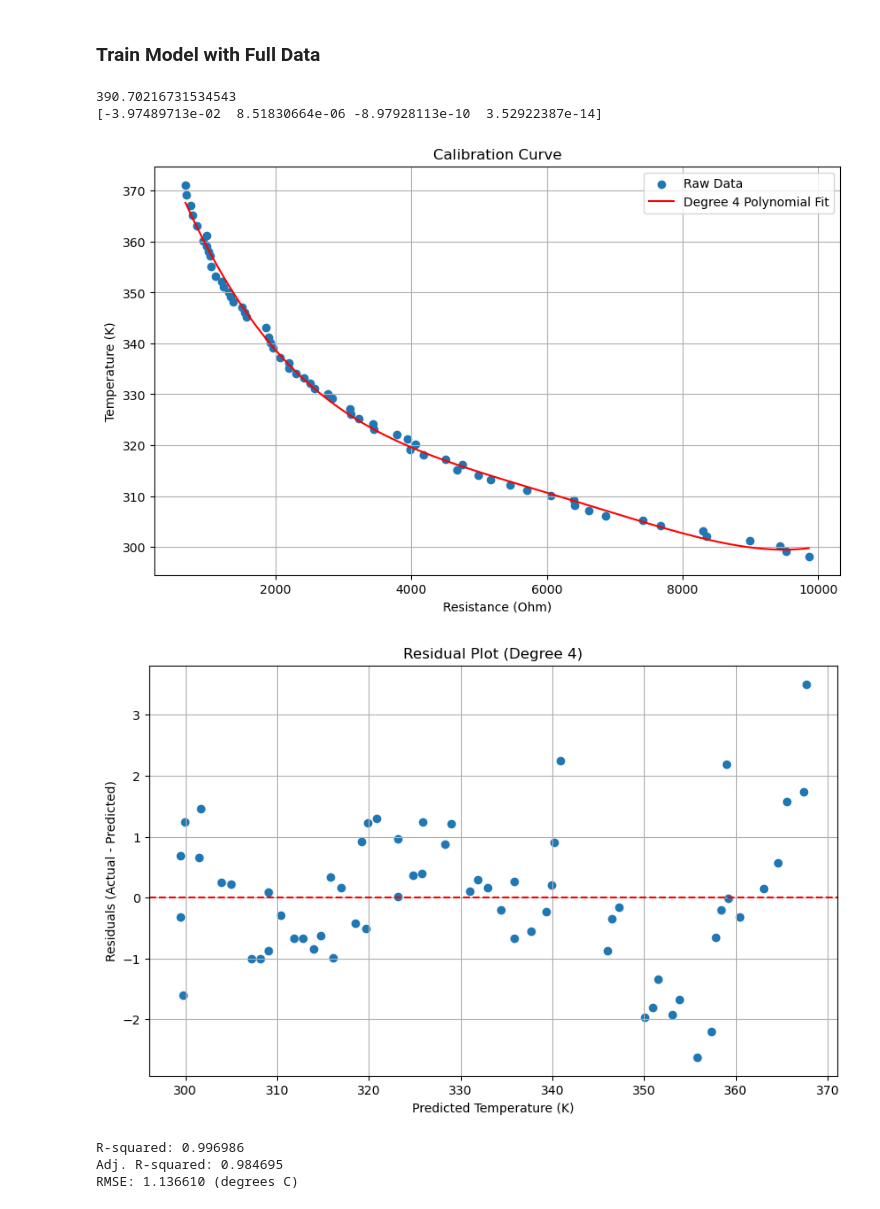
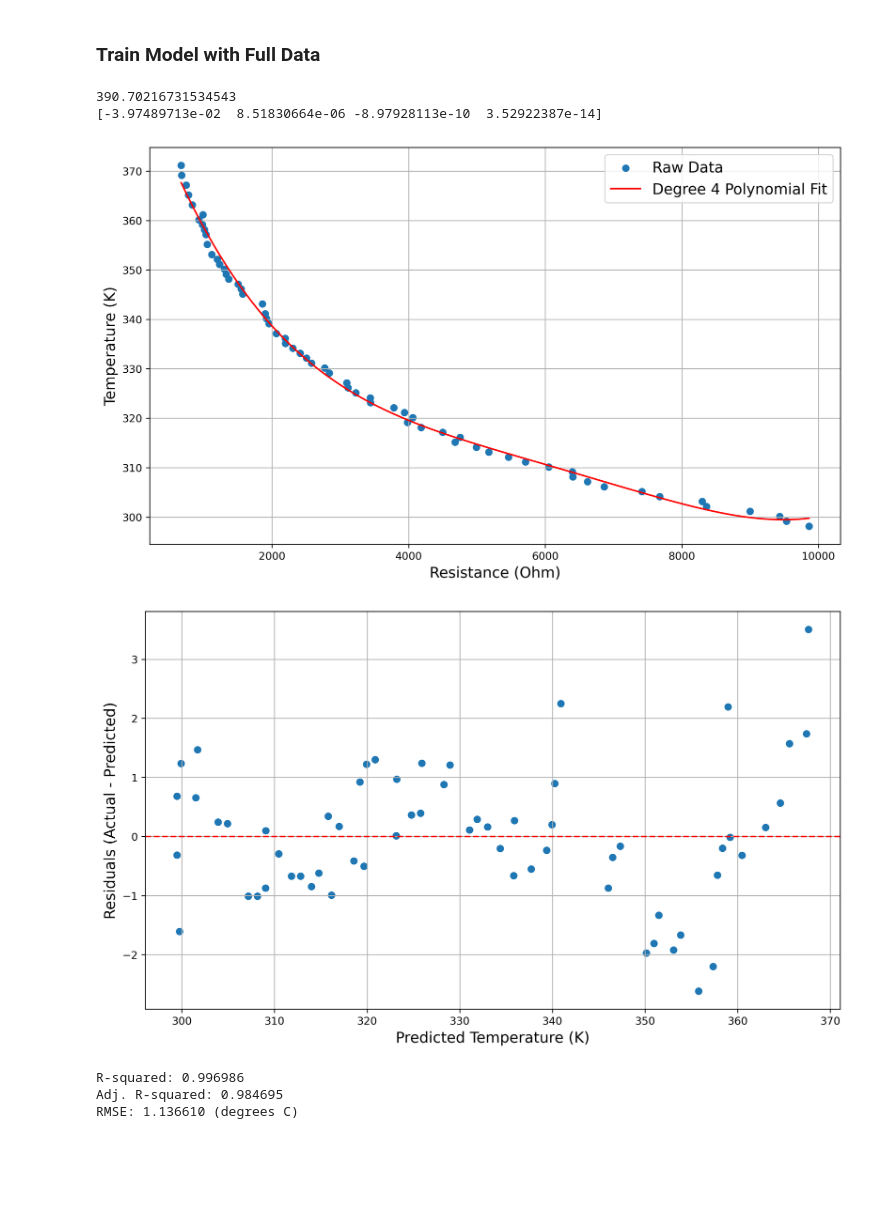
Before and after one commit to RaDilsara/Thermistor_Calibration_Data_Analysis, a Jupyter notebook: Thermistor Calibration(1).ipynb, the cells around one changed output. Cells and saved outputs as stored; diff of their text form; code cells hidden in the pictures; blank space fills up the shorter version.

```diff
--- a/Thermistor Calibration(1).ipynb
+++ b/Thermistor Calibration(1).ipynb
@@ -9,5 +64,5 @@ import pandas as pd
 # %%
-df = pd.read_csv('/home/ragitha/Desktop/Data.csv')
+df = pd.read_csv('Data.csv')
 # %%
 df_clean = df.dropna()
 # %%
@@ -172,44 +238,46 @@ chosen_degree = 4
 X = x_data.reshape(-1, 1)
 poly_features = PolynomialFeatures(degree=chosen_degree, include_bias=False)
 X_poly = poly_features.fit_transform(X)
 
 model = LinearRegression()
 model.fit(X_poly, y_data)
 print(model.intercept_)
 print(model.coef_)
 y_pred = model.predict(X_poly)
 
 
 X_fit = np.linspace(X.min(), X.max(), 100).reshape(-1, 1)
 X_fit_poly = poly_features.transform(X_fit)
 y_fit = model.predict(X_fit_poly)
 
 
-plt.figure(figsize=(10, 6))
+plt.figure(figsize=(10, 6),dpi=300)
 plt.scatter(x_data, y_data, label='Raw Data')
 plt.plot(X_fit, y_fit, color='red', label=f'Degree {chosen_degree} Polynomial Fit')
-plt.xlabel('Resistance (Ohm)')
-plt.ylabel('Temperature (K)')
-plt.title('Calibration Curve')
-plt.legend()
+plt.xlabel('Resistance (Ohm)', fontsize=14)
+plt.ylabel('Temperature (K)', fontsize=14)
+plt.legend(fontsize=14)
 plt.grid(True)
+plt.tight_layout()
+plt.savefig('my_figure3.png', dpi=300, bbox_inches='tight')
 plt.show()
 
 
 residuals = y_data - y_pred
-plt.figure(figsize=(10, 6))
+plt.figure(figsize=(10, 6),dpi=300)
 plt.scatter(y_pred, residuals)
 plt.axhline(y=0, color='red', linestyle='--')
-plt.xlabel('Predicted Temperature (K)')
-plt.ylabel('Residuals (Actual - Predicted)')
-plt.title(f'Residual Plot (Degree {chosen_degree})')
+plt.xlabel('Predicted Temperature (K)',fontsize=14)
+plt.ylabel('Residuals (Actual - Predicted)',fontsize=14)
 plt.grid(True)
+plt.tight_layout()
+plt.savefig('my_figure2.png', dpi=300, bbox_inches='tight')
 plt.show()
 # %% [output]
 390.70216731534543
 [-3.97489713e-02  8.51830664e-06 -8.97928113e-10  3.52922387e-14]
-[figure, old version]
+[figure, new version]
-[figure, old version]
+[figure, new version]
 # %%
 def Tem_prediction(x_data):
     y_pred = 390.70216731534543 + (-3.97489713e-02)*x_data + (8.51830664e-06)*(x_data**2) + (-8.97928113e-10)*(x_data**3) + (3.52922387e-14)*(x_data**4)
```
Also changed, not shown: parts of 6 cells of this notebook.
